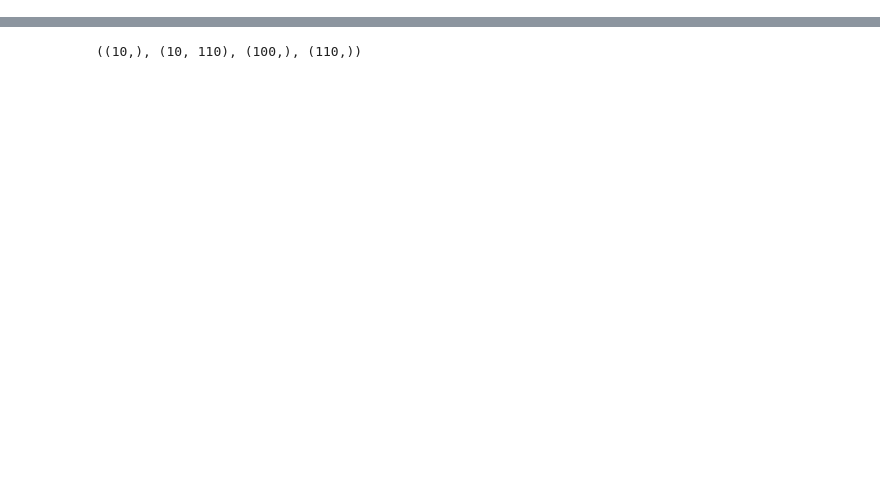
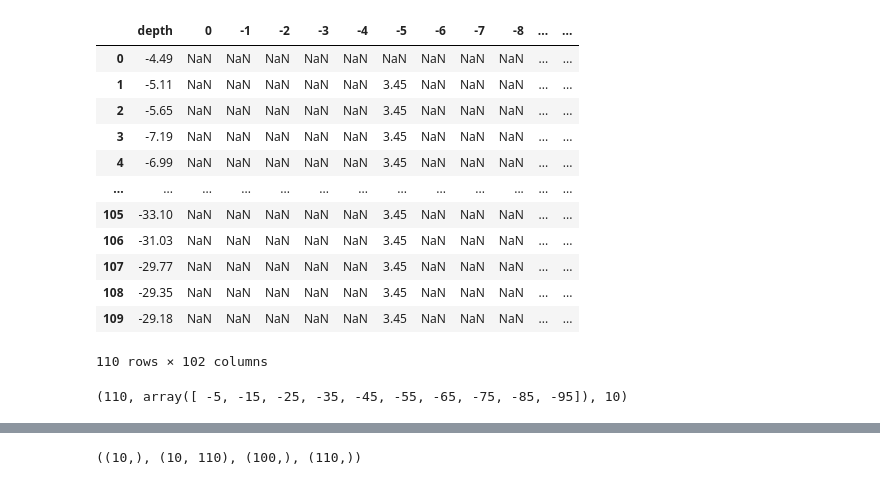
Before and after one commit to NTNUSmartWater/DigiH2O-Platform, a Jupyter notebook: process.ipynb, the cells around one changed output, grey strips where cells are left out. Drawn from its saved outputs; the diff is of its cells as text; code cells hidden in the pictures; blank space fills up the shorter version.

```diff
--- a/process.ipynb
+++ b/process.ipynb
@@ -39,0 +87,16 @@ polygons = gpd.sjoin(grid, gdf, predicate='contains', how='inner')
+# %%
+poly
+# %% [output]
+|  | depth | 0 | -1 | -2 | -3 | -4 | -5 | -6 | -7 | -8 | ... | ... |
+| 0 | -4.49 | NaN | NaN | NaN | NaN | NaN | NaN | NaN | NaN | NaN | ... | ... |
+| 1 | -5.11 | NaN | NaN | NaN | NaN | NaN | 3.45 | NaN | NaN | NaN | ... | ... |
+| 2 | -5.65 | NaN | NaN | NaN | NaN | NaN | 3.45 | NaN | NaN | NaN | ... | ... |
+| 3 | -7.19 | NaN | NaN | NaN | NaN | NaN | 3.45 | NaN | NaN | NaN | ... | ... |
+| 4 | -6.99 | NaN | NaN | NaN | NaN | NaN | 3.45 | NaN | NaN | NaN | ... | ... |
+| ... | ... | ... | ... | ... | ... | ... | ... | ... | ... | ... | ... | ... |
+| 105 | -33.10 | NaN | NaN | NaN | NaN | NaN | 3.45 | NaN | NaN | NaN | ... | ... |
+| 106 | -31.03 | NaN | NaN | NaN | NaN | NaN | 3.45 | NaN | NaN | NaN | ... | ... |
+| 107 | -29.77 | NaN | NaN | NaN | NaN | NaN | 3.45 | NaN | NaN | NaN | ... | ... |
+| 108 | -29.35 | NaN | NaN | NaN | NaN | NaN | 3.45 | NaN | NaN | NaN | ... | ... |
+| 109 | -29.18 | NaN | NaN | NaN | NaN | NaN | 3.45 | NaN | NaN | NaN | ... | ... |
+110 rows × 102 columns
@@ -39,0 +126,4 @@ polygons = gpd.sjoin(grid, gdf, predicate='contains', how='inner')
+# %%
+n_polygons, depth_cols, n_depth_cols
+# %% [output]
+(110, array([ -5, -15, -25, -35, -45, -55, -65, -75, -85, -95]), 10)
```
Also changed, not shown: parts of 18 cells of this notebook, 1 other file.
